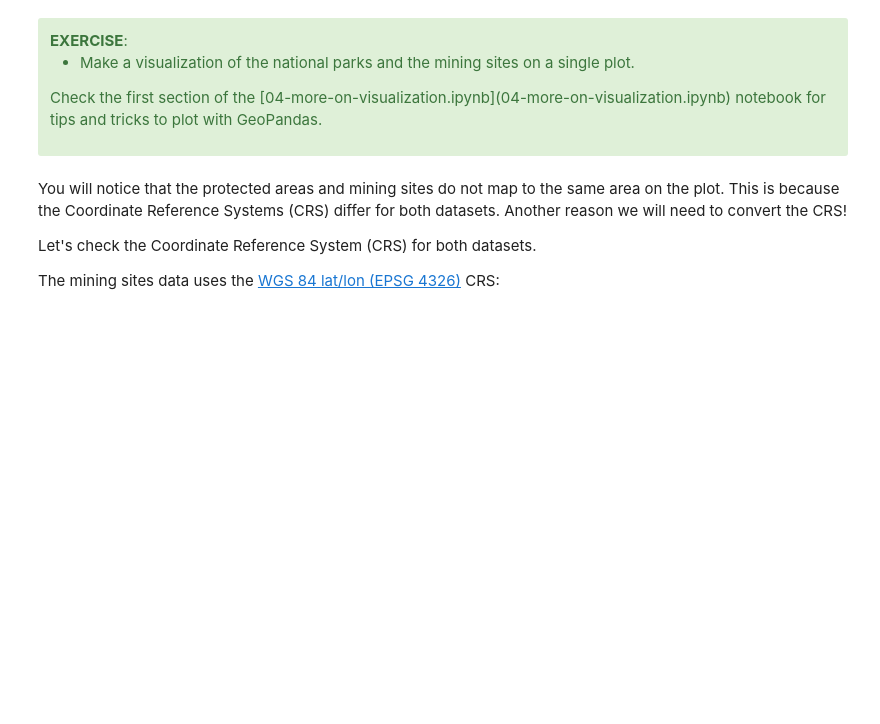
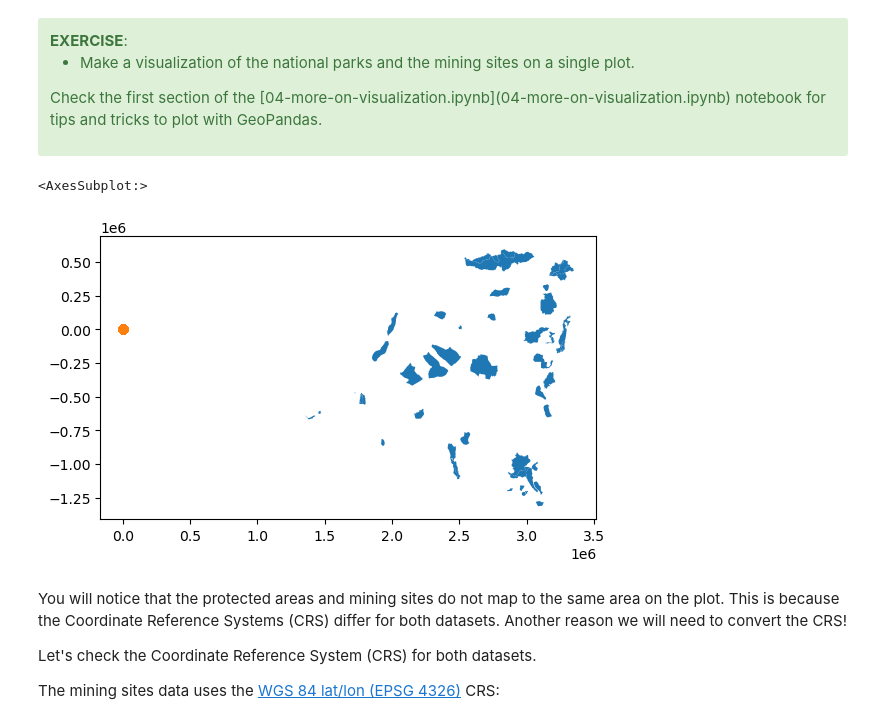
Before and after one commit to ThomasService/scipy2018-geospatial-data, a Jupyter notebook: case-conflict-mapping.ipynb, the cells around one changed output. Cells and saved outputs as stored; diff of their text form; code cells hidden in the pictures; blank space fills up the shorter version.

```diff
--- a/case-conflict-mapping.ipynb
+++ b/case-conflict-mapping.ipynb
@@ -156,6 +162,11 @@ The distances we see here in degrees, which is not helpful for interpreting thos
 </div>
 # %%
 # %load _solved/solutions/case-conflict-mapping16.py
+ax = protected_areas.plot()
+data.plot(ax=ax, color='C1')
+# %% [output]
+<AxesSubplot:>
+[figure, added]
 # %% [markdown]
 You will notice that the protected areas and mining sites do not map to the same area on the plot. This is because the Coordinate Reference Systems (CRS) differ for both datasets. Another reason we will need to convert the CRS!
 
```
Also changed, not shown: parts of 34 cells of this notebook.
